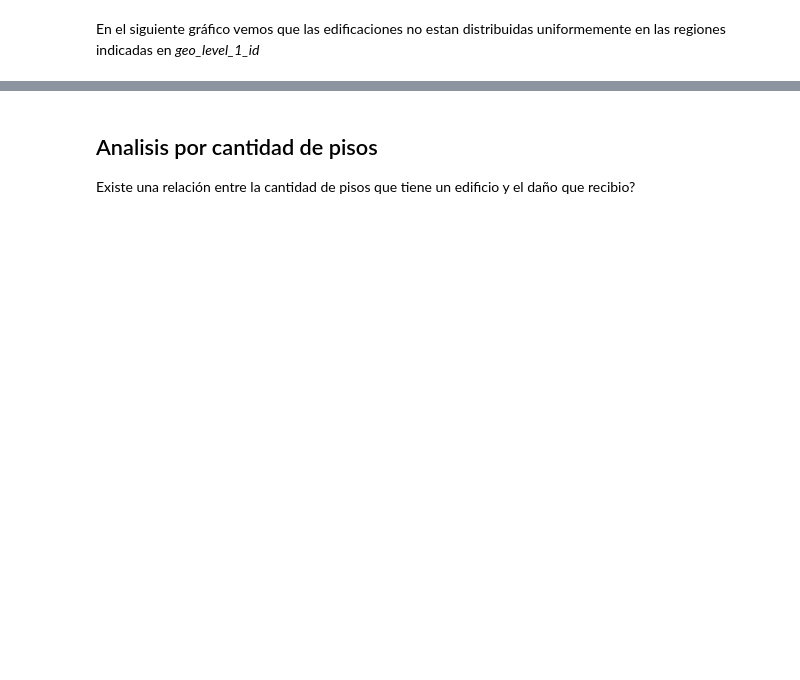
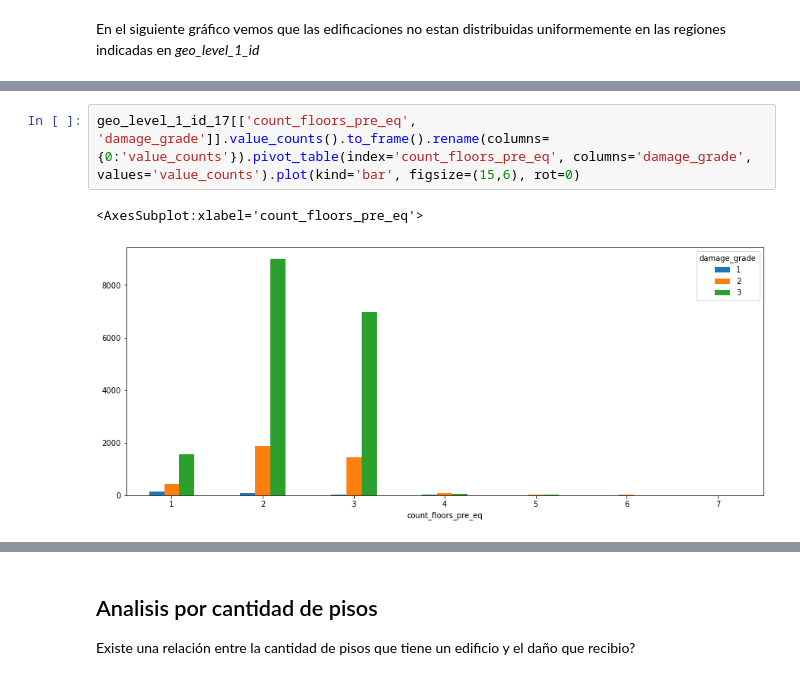
Before and after one commit to franvinas/7506-tp1, a Jupyter notebook: tp1.ipynb, the cells around one changed output, grey strips where cells are left out. Saved outputs shown, nothing was run; the diff lists cells and outputs as text; blank space fills up the shorter version.

```diff
--- a/tp1.ipynb
+++ b/tp1.ipynb
@@ -286,0 +375,5 @@ Vemos que la región 17 tuvo muchas edificaciones fue recibieron un daño de gra
+# %%
+geo_level_1_id_17[['count_floors_pre_eq', 'damage_grade']].value_counts().to_frame().rename(columns={0:'value_counts'}).pivot_table(index='count_floors_pre_eq', columns='damage_grade', values='value_counts').plot(kind='bar', figsize=(15,6), rot=0)
+# %% [output]
+<AxesSubplot:xlabel='count_floors_pre_eq'>
+[figure, added]
```
Also changed, not shown: parts of 40 cells of this notebook.
